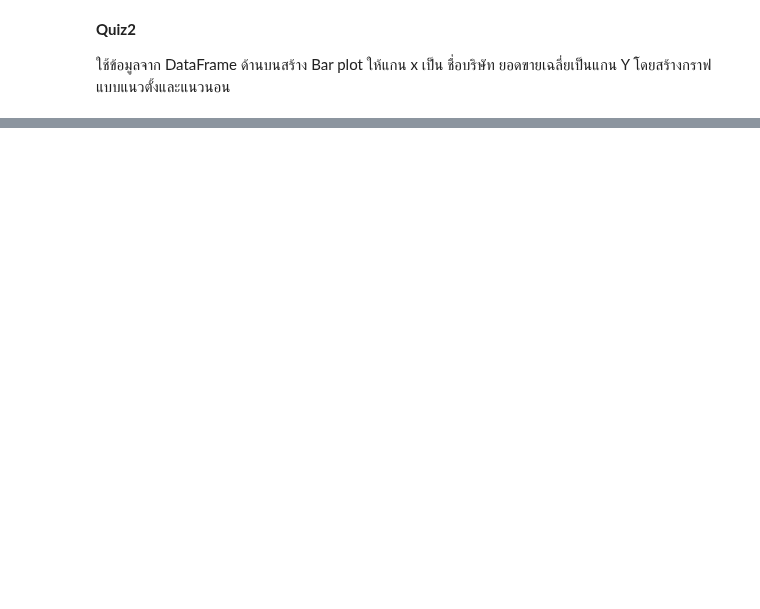
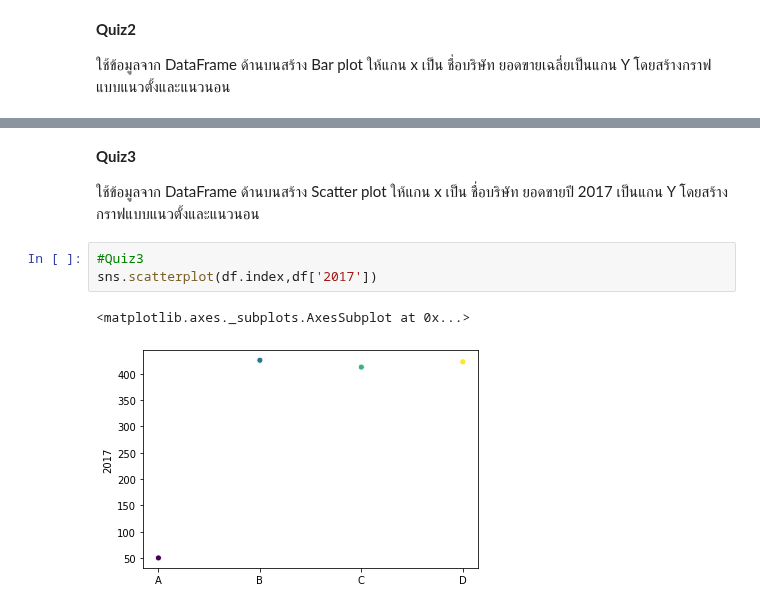
Before and after one commit to deen666/Homework_DataCamp2, a Jupyter notebook: Seaborn/Seaborn.ipynb, the cells around one changed output, grey strips where cells are left out. Saved outputs shown, nothing was run; the diff lists cells and outputs as text; blank space fills up the shorter version.

Commit message:
Seaborn Quiz was done.!

```diff
--- a/Seaborn/Seaborn.ipynb
+++ b/Seaborn/Seaborn.ipynb
@@ -51,0 +52,10 @@ sns.barplot(df2['AVG'],df2.index,data=df2)
+# %% [markdown]
+**Quiz3**
+
+ใช้ข้อมูลจาก DataFrame ด้านบนสร้าง Scatter plot ให้แกน x เป็น ชื่อบริษัท ยอดขายปี 2017 เป็นแกน Y โดยสร้างกราฟแบบแนวตั้งและแนวนอน
+# %%
+#Quiz3
+sns.scatterplot(df.index,df['2017'])
+# %% [output]
+<matplotlib.axes._subplots.AxesSubplot at 0x...>
+[figure, added]
```
Also changed, not shown: parts of 51 cells of this notebook.
